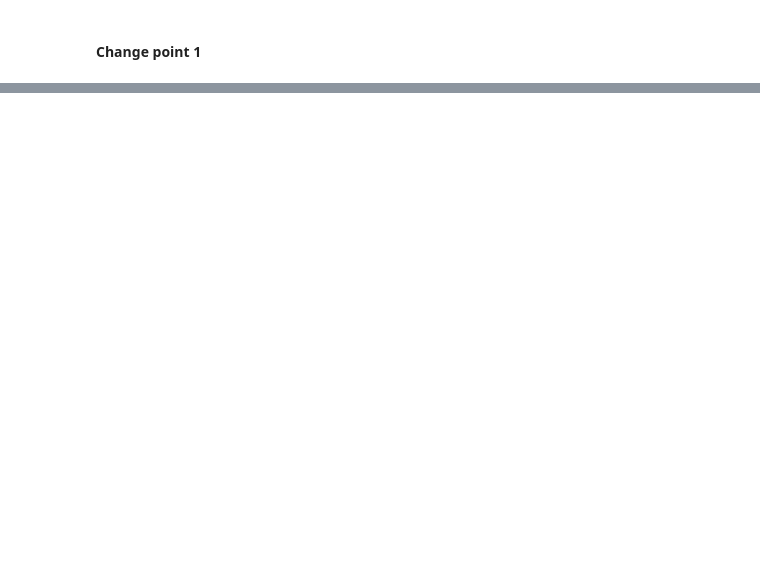
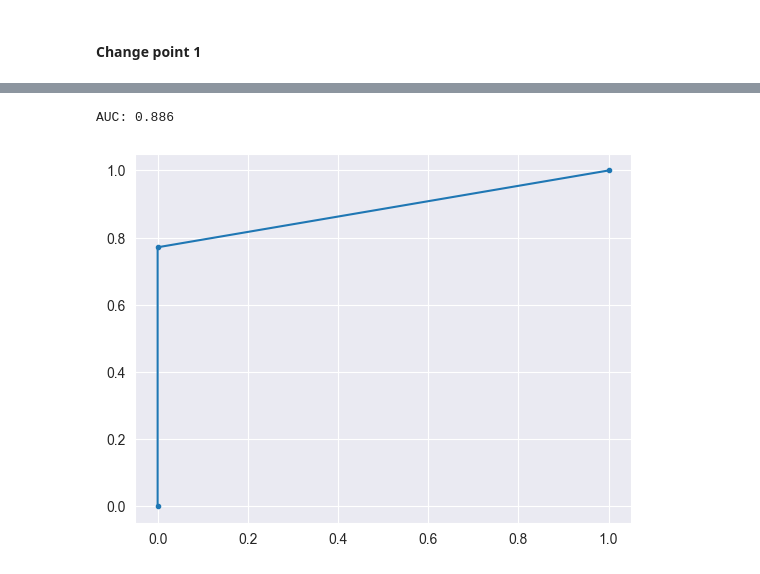
Before and after one commit to marcell-nemeth/dde, a Jupyter notebook: notebooks/drift_score_correlation_insect.ipynb, the cells around one changed output, grey strips where cells are left out. Saved outputs shown, nothing was run; the diff lists cells and outputs as text; code cells hidden in the pictures; blank space fills up the shorter version.

Commit message:
Add insects updates

```diff
--- a/notebooks/drift_score_correlation_insect.ipynb
+++ b/notebooks/drift_score_correlation_insect.ipynb
@@ -460,0 +376,2 @@ plot_lift_curve(score, y)
+# %%
+excel_data = pd.read_excel('D:\Dokumentumok\BME\PhD\meresek\insects\CD_delta_vs_ro_chp_tabs_insects_drift1.xlsx', sheet_name='Sheet2')
@@ -460,0 +397,11 @@ plot_lift_curve(score, y)
+# %%
+# calculate roc curves
+fpr, tpr, thresholds = roc_curve(excel_data['real'], excel_data['check_10'])
+auc = roc_auc_score(excel_data['real'], excel_data['check_10'])
+
+# calculate AUC
+plt.plot(fpr, tpr, marker='.', label='DDE method')
+print('AUC: %.3f' % auc)
+# %% [output]
+AUC: 0.886
+[figure, added]
```
Also changed, not shown: parts of 27 cells of this notebook, 2 other files.
